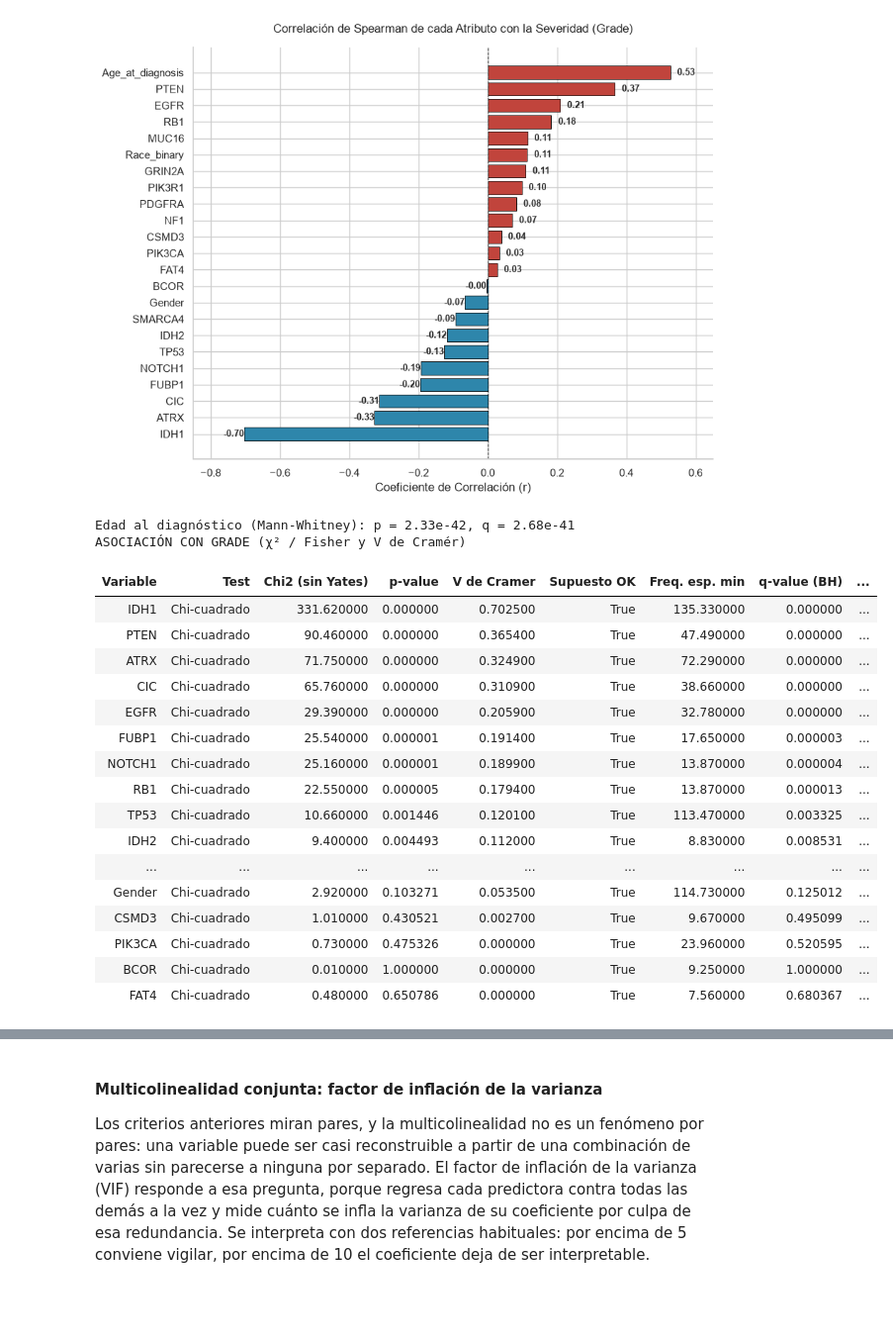
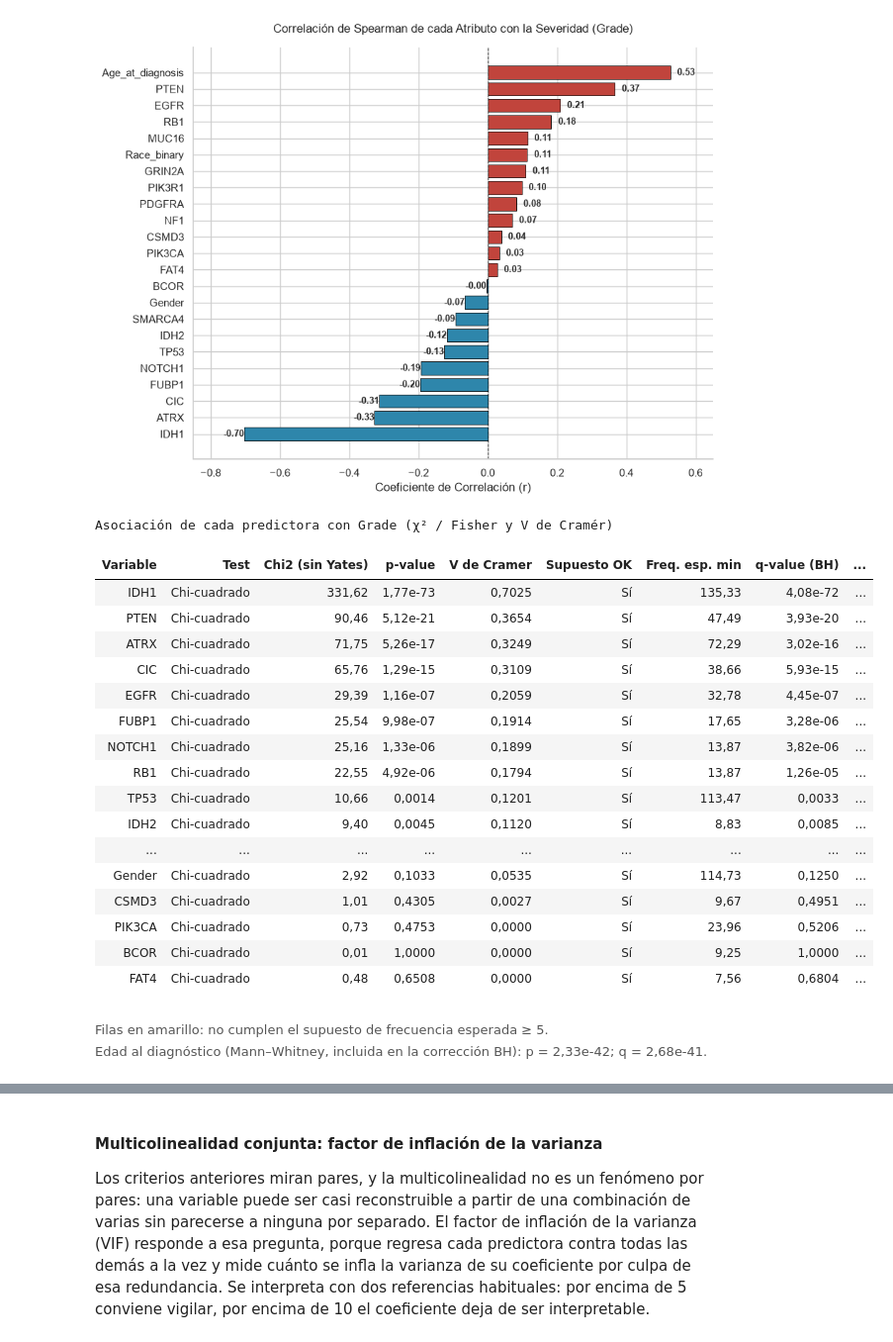
Before and after one commit to joshua2412-a/Proyecto_Viz, a Jupyter notebook: _sources/01_EDA.ipynb, the cells around one changed output, grey strips where cells are left out. Shown at 99% size. Cells and saved outputs as stored; diff of their text form; code cells hidden in the pictures; blank space fills up the shorter version.

```diff
--- a/_sources/01_EDA.ipynb
+++ b/_sources/01_EDA.ipynb
@@ -1900,55 +1648,67 @@ _p_edad = mannwhitneyu(
 ).pvalue
 
 def q_benjamini_hochberg(p_valores):
     """p-valores ajustados por BH, en el mismo orden en que entran."""
     p = np.asarray(p_valores, dtype=float)
     orden = p.argsort()
     m = len(p)
     q = np.minimum.accumulate((p[orden] * m / np.arange(1, m + 1))[::-1])[::-1]
     salida = np.empty(m)
     salida[orden] = np.minimum(q, 1.0)
     return salida
 
 _q_todas = q_benjamini_hochberg(
     np.concatenate([df_asociacion['p-value'].to_numpy(), [_p_edad]])
 )
 df_asociacion['q-value (BH)'] = _q_todas[:-1]
 df_asociacion['Sobrevive BH'] = df_asociacion['q-value (BH)'] < 0.05
 
-print(f"Edad al diagnóstico (Mann-Whitney): p = {_p_edad:.3g}, "
-      f"q = {_q_todas[-1]:.3g}")
 
 df_pares = pd.DataFrame(resultados_pares)
 
 def resaltar_supuesto(row):
     color = 'background-color: #fff3cd' if not row['Supuesto OK'] else ''
     return [color] * len(row)
 
-print("ASOCIACIÓN CON GRADE (χ² / Fisher y V de Cramér)")
+tabla_asociacion = df_asociacion.assign(**{
+    "p-value": df_asociacion["p-value"].map(num_p),
+    "q-value (BH)": df_asociacion["q-value (BH)"].map(num_p),
+    "Supuesto OK": df_asociacion["Supuesto OK"].map(si_no),
+    "Sobrevive BH": df_asociacion["Sobrevive BH"].map(si_no),
+})
 
 display(
-    df_asociacion.style
-    .hide(axis="index")
-    .format({'p-value': '{:.6f}', 'q-value (BH)': '{:.6f}'})
-    .apply(resaltar_supuesto, axis=1)
+    tabla_resultado(tabla_asociacion,
+                    "Asociación de cada predictora con Grade (χ² / Fisher y V de Cramér)")
+    .format({"Chi2 (sin Yates)": lambda v: num(v, 2), "V de Cramer": lambda v: num(v, 4),
+             "Freq. esp. min": lambda v: num(v, 2)})
+    .apply(lambda fila: ["background-color: #fff3cd"] * len(fila)
+           if fila["Supuesto OK"] == "No" else [""] * len(fila), axis=1)
 )
+display(HTML(
+    '<p style="font-size: 13px; color: #555; margin-top: 6px;">'
+    'Filas en amarillo: no cumplen el supuesto de frecuencia esperada ≥ 5.<br>'
+    f'Edad al diagnóstico (Mann–Whitney, incluida en la corrección BH): '
+    f'p = {num_p(_p_edad)}; q = {num_p(_q_todas[-1])}.</p>'
+))
 # %% [output]
-Edad al diagnóstico (Mann-Whitney): p = 2.33e-42, q = 2.68e-41
-ASOCIACIÓN CON GRADE (χ² / Fisher y V de Cramér)
+Asociación de cada predictora con Grade (χ² / Fisher y V de Cramér)
 | Variable | Test | Chi2 (sin Yates) | p-value | V de Cramer | Supuesto OK | Freq. esp. min | q-value (BH) | ... |
-| IDH1 | Chi-cuadrado | 331.620000 | 0.000000 | 0.702500 | True | 135.330000 | 0.000000 | ... |
-| PTEN | Chi-cuadrado | 90.460000 | 0.000000 | 0.365400 | True | 47.490000 | 0.000000 | ... |
-| ATRX | Chi-cuadrado | 71.750000 | 0.000000 | 0.324900 | True | 72.290000 | 0.000000 | ... |
-| CIC | Chi-cuadrado | 65.760000 | 0.000000 | 0.310900 | True | 38.660000 | 0.000000 | ... |
-| EGFR | Chi-cuadrado | 29.390000 | 0.000000 | 0.205900 | True | 32.780000 | 0.000000 | ... |
-| FUBP1 | Chi-cuadrado | 25.540000 | 0.000001 | 0.191400 | True | 17.650000 | 0.000003 | ... |
-| NOTCH1 | Chi-cuadrado | 25.160000 | 0.000001 | 0.189900 | True | 13.870000 | 0.000004 | ... |
-| RB1 | Chi-cuadrado | 22.550000 | 0.000005 | 0.179400 | True | 13.870000 | 0.000013 | ... |
-| TP53 | Chi-cuadrado | 10.660000 | 0.001446 | 0.120100 | True | 113.470000 | 0.003325 | ... |
-| IDH2 | Chi-cuadrado | 9.400000 | 0.004493 | 0.112000 | True | 8.830000 | 0.008531 | ... |
+| IDH1 | Chi-cuadrado | 331,62 | 1,77e-73 | 0,7025 | Sí | 135,33 | 4,08e-72 | ... |
+| PTEN | Chi-cuadrado | 90,46 | 5,12e-21 | 0,3654 | Sí | 47,49 | 3,93e-20 | ... |
+| ATRX | Chi-cuadrado | 71,75 | 5,26e-17 | 0,3249 | Sí | 72,29 | 3,02e-16 | ... |
+| CIC | Chi-cuadrado | 65,76 | 1,29e-15 | 0,3109 | Sí | 38,66 | 5,93e-15 | ... |
+| EGFR | Chi-cuadrado | 29,39 | 1,16e-07 | 0,2059 | Sí | 32,78 | 4,45e-07 | ... |
+| FUBP1 | Chi-cuadrado | 25,54 | 9,98e-07 | 0,1914 | Sí | 17,65 | 3,28e-06 | ... |
+| NOTCH1 | Chi-cuadrado | 25,16 | 1,33e-06 | 0,1899 | Sí | 13,87 | 3,82e-06 | ... |
+| RB1 | Chi-cuadrado | 22,55 | 4,92e-06 | 0,1794 | Sí | 13,87 | 1,26e-05 | ... |
+| TP53 | Chi-cuadrado | 10,66 | 0,0014 | 0,1201 | Sí | 113,47 | 0,0033 | ... |
+| IDH2 | Chi-cuadrado | 9,40 | 0,0045 | 0,1120 | Sí | 8,83 | 0,0085 | ... |
 | ... | ... | ... | ... | ... | ... | ... | ... | ... |
-| Gender | Chi-cuadrado | 2.920000 | 0.103271 | 0.053500 | True | 114.730000 | 0.125012 | ... |
-| CSMD3 | Chi-cuadrado | 1.010000 | 0.430521 | 0.002700 | True | 9.670000 | 0.495099 | ... |
-| PIK3CA | Chi-cuadrado | 0.730000 | 0.475326 | 0.000000 | True | 23.960000 | 0.520595 | ... |
-| BCOR | Chi-cuadrado | 0.010000 | 1.000000 | 0.000000 | True | 9.250000 | 1.000000 | ... |
-| FAT4 | Chi-cuadrado | 0.480000 | 0.650786 | 0.000000 | True | 7.560000 | 0.680367 | ... |
+| Gender | Chi-cuadrado | 2,92 | 0,1033 | 0,0535 | Sí | 114,73 | 0,1250 | ... |
+| CSMD3 | Chi-cuadrado | 1,01 | 0,4305 | 0,0027 | Sí | 9,67 | 0,4951 | ... |
+| PIK3CA | Chi-cuadrado | 0,73 | 0,4753 | 0,0000 | Sí | 23,96 | 0,5206 | ... |
+| BCOR | Chi-cuadrado | 0,01 | 1,0000 | 0,0000 | Sí | 9,25 | 1,0000 | ... |
+| FAT4 | Chi-cuadrado | 0,48 | 0,6508 | 0,0000 | Sí | 7,56 | 0,6804 | ... |
+Filas en amarillo: no cumplen el supuesto de frecuencia esperada ≥ 5.
+Edad al diagnóstico (Mann–Whitney, incluida en la corrección BH): p = 2,33e-42; q = 2,68e-41.
```
Also changed, not shown: parts of 38 cells of this notebook, 25 other files.
